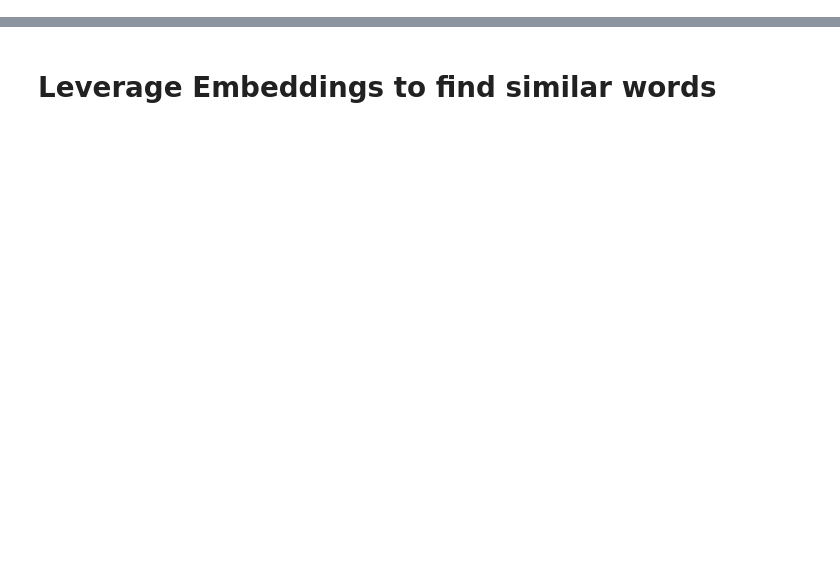
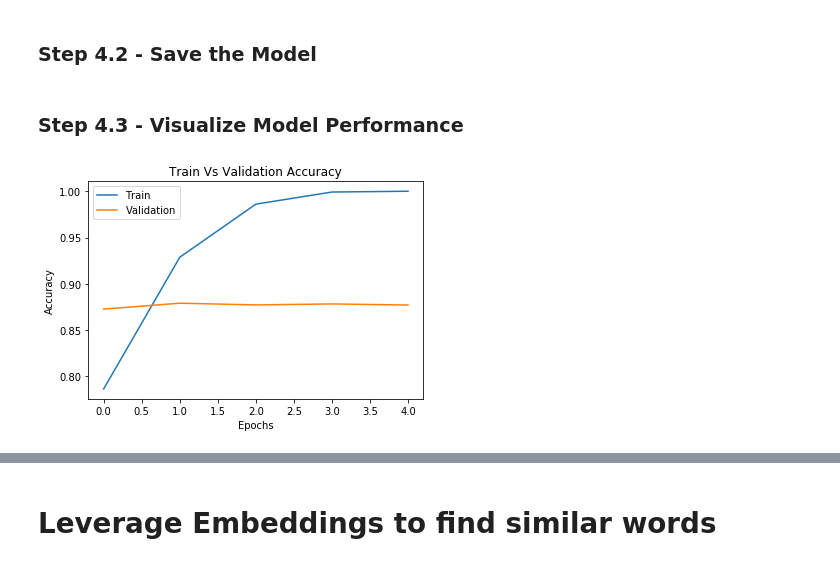
Before and after one commit to Hebenthal/nlp-word-embeddings, a Jupyter notebook: movie reviews custom word embedding using deep learning.ipynb, the cells around one changed output, grey strips where cells are left out. Saved outputs shown, nothing was run; the diff lists cells and outputs as text; code cells hidden in the pictures; blank space fills up the shorter version.

```diff
--- a/movie reviews custom word embedding using deep learning.ipynb
+++ b/movie reviews custom word embedding using deep learning.ipynb
@@ -190,0 +248,41 @@ save_list(embeddings_index, 'custom.movie.reviews.embeddings.100D.txt')
+# %%
+from keras.models import Input, Model
+from keras.layers.merge import concatenate
+from keras import regularizers
+
+def multi_dimension_cnn_model(words_per_review, word_index):
+
+    #channel 1
+    input1 = Input(shape=(1000,))
+    embedding1 = Embedding(output_dim=100, input_dim=len(word_index)+1)(input1)
+    cnn1d1 = Conv1D(filters=32, kernel_size=7, activation='relu')(embedding1)
+    maxpoold1 = MaxPooling1D(pool_size=5)(cnn1d1)
+    globalmaxpooling1 = GlobalMaxPooling1D()(maxpoold1)
+
+    #channel 2
+    input2 = Input(shape=(1000,))
+    embedding2 = Embedding(output_dim=100, input_dim=len(word_index)+1)(input2)
+    cnn1d2 = Conv1D(filters=32, kernel_size=9, activation='relu')(embedding2)
+    maxpoold2 = MaxPooling1D(pool_size=5)(cnn1d2)
+    globalmaxpooling2 = GlobalMaxPooling1D()(maxpoold2)
+
+    #channel 3
+    input3 = Input(shape=(1000,))
+    embedding3 = Embedding(output_dim=100, input_dim=len(word_index)+1)(input3)
+    cnn1d3 = Conv1D(filters=100, kernel_size=12, activation='relu')(embedding3)
+    maxpoold3 = MaxPooling1D(pool_size=5)(cnn1d3)
+    globalmaxpooling3 = GlobalMaxPooling1D()(maxpoold3)
+
+    merge = concatenate([globalmaxpooling1, globalmaxpooling2, globalmaxpooling3])
+
+    outputs = Dense(units=1, activation='sigmoid')(merge)
+
+    multi_dim_model = Model(inputs=[input1, input2, input3], outputs= outputs)
+    multi_dim_model.compile(optimizer='adam', loss='binary_crossentropy', metrics=['accuracy'])
+    multi_dim_model.summary()
+
+    return multi_dim_model
+
+multi_dim_model = multi_dimension_cnn_model(1000, word_index)
+
+multi_dim_model_history = multi_dim_model.fit ([train_padded_reviews,train_padded_reviews,train_padded_reviews], train_labels, validation_split=0.3, epochs=5, batch_size=64)
@@ -190,0 +315,2 @@ save_list(embeddings_index, 'custom.movie.reviews.embeddings.100D.txt')
+# %% [markdown]
+### Step 4.2 - Save the Model
@@ -190,0 +321,6 @@ save_list(embeddings_index, 'custom.movie.reviews.embeddings.100D.txt')
+# %% [markdown]
+### Step 4.3 - Visualize Model Performance
+# %%
+visualize_performance(multi_dim_model_history)
+# %% [output]
+[figure, added]
```
Also changed, not shown: parts of 56 cells of this notebook.
